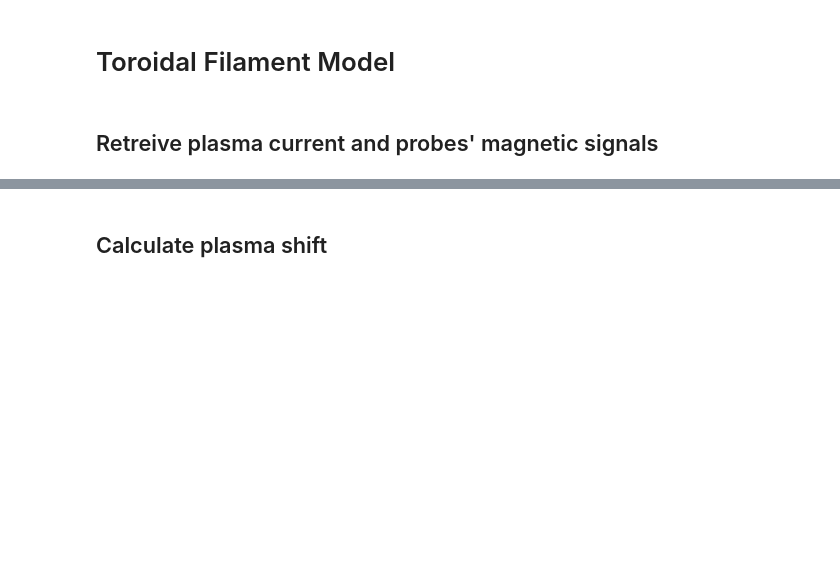
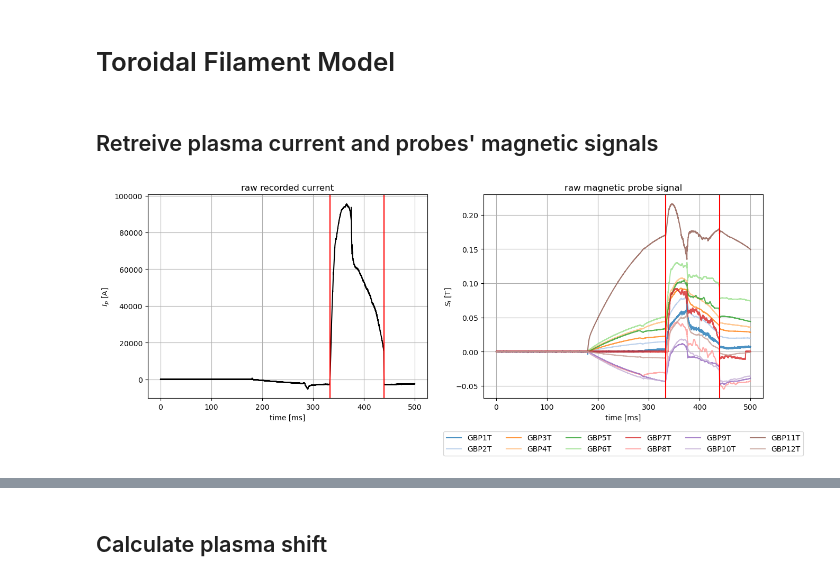
Before and after one commit to P-Attapon/TT1PlasmaColumnPosition, a Jupyter notebook: experimental_result.ipynb, the cells around one changed output, grey strips where cells are left out. Drawn from its saved outputs; the diff is of its cells as text; code cells hidden in the pictures; blank space fills up the shorter version.

```diff
--- a/experimental_result.ipynb
+++ b/experimental_result.ipynb
@@ -27,3 +27,30 @@ time, plasma_current, plasma_signal = trim_quantities(recorded_time,recorded_mag
+# %%
+column_names = plasma_signal.columns[1:]
+
+fig, ax = plt.subplots(1,2,figsize = (15,5))
+
+ax[0].plot(recorded_time,recorded_plasma_current,color = "black")
+ax[0].axvline(discharge_begin, color = "red")
+ax[0].axvline(discharge_end, color = "red")
+ax[0].set_title("raw recorded current")
+ax[0].set_xlabel("time [ms]")
+ax[0].set_ylabel("$I_p$ [A]")
+ax[0].grid()
+
+cmap = plt.get_cmap("tab20")  # A colormap with 10 distinct colors
+
+for i, name in enumerate(column_names):
+    ax[1].plot(recorded_time, recorded_magnetic_signal[name], label=name, color=cmap(i),alpha = 0.8)
+ax[1].set_xlabel("time [ms]")
+ax[1].set_ylabel("$S_i$ [T]")
+ax[1].grid()
+ax[1].set_title("raw magnetic probe signal")
+ax[1].legend(loc = "lower center", bbox_to_anchor = (0.5,-0.3), ncol = 6)
+ax[1].axvline(discharge_begin, color = "red")
+ax[1].axvline(discharge_end, color = "red")
+plt.show()
+# %% [output]
+[figure, added]
 # %%
 column_names = plasma_signal.columns[1:]
 
```
Also changed, not shown: parts of 2 cells of this notebook, 18 other files.
